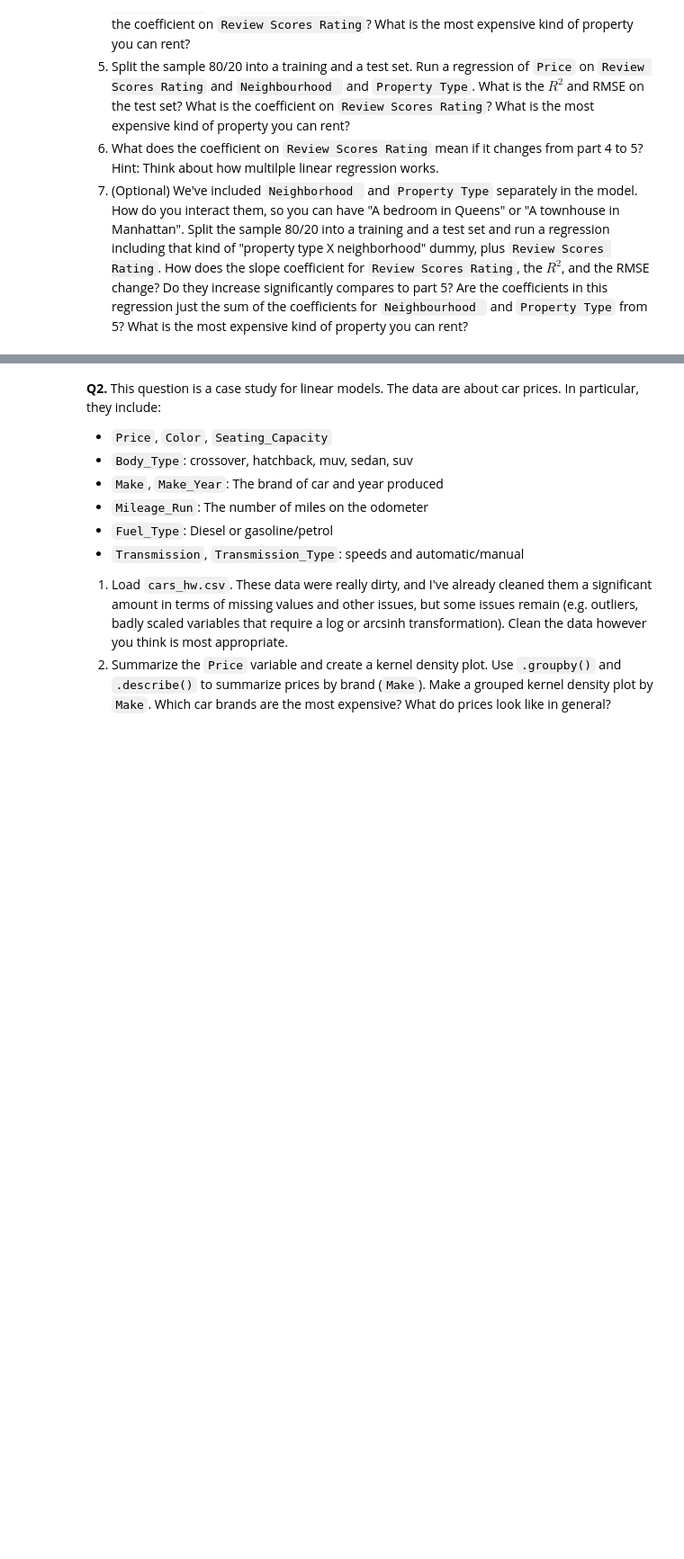
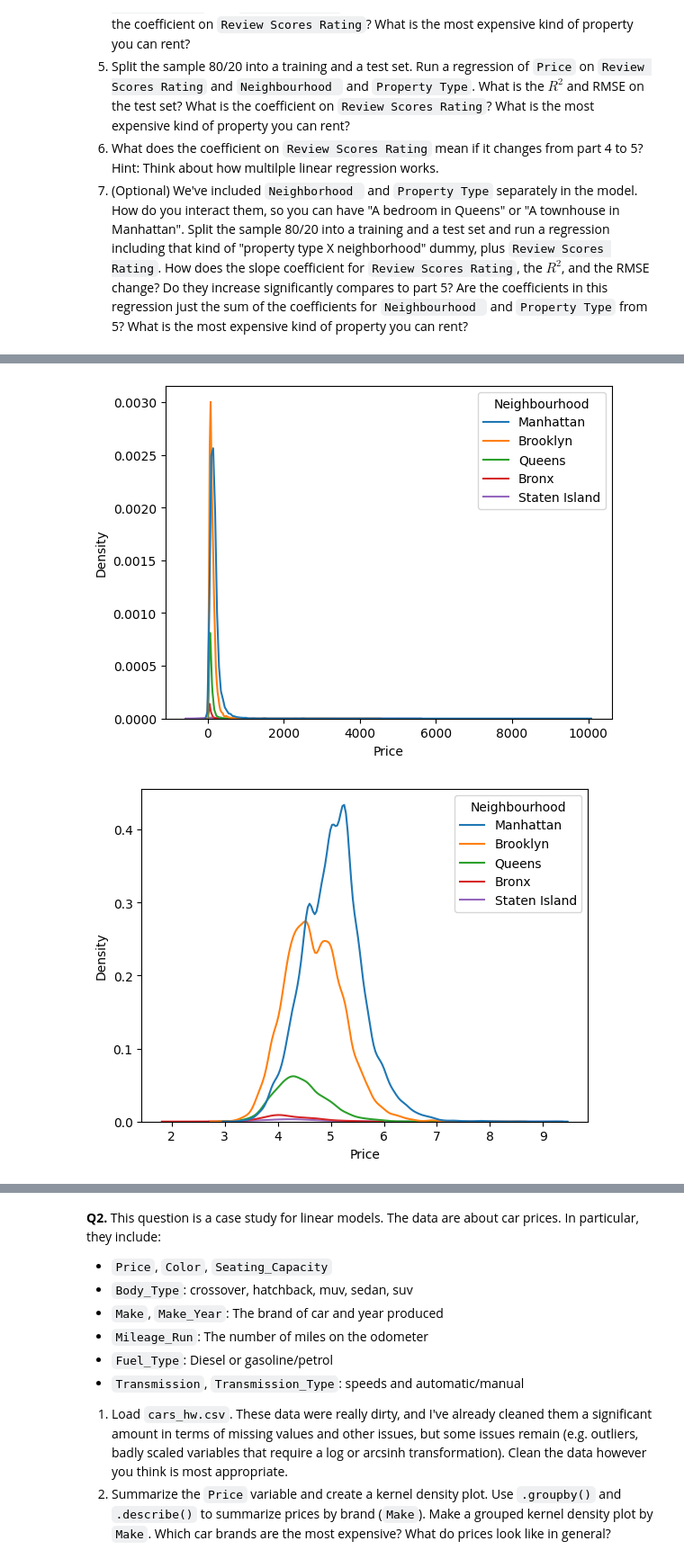
Before and after one commit to vrhughes/linearRegression, a Jupyter notebook: assignment.ipynb, the cells around one changed output, grey strips where cells are left out. Shown: that part at 90% size. Cells and saved outputs as stored; diff of their text form; code cells hidden in the pictures; blank space fills up the shorter version.

```diff
--- a/assignment.ipynb
+++ b/assignment.ipynb
@@ -64,0 +89,10 @@ q1.head()
+# %%
+# Question 1.1
+sns.kdeplot(data = q1, x = 'Price', hue = 'Neighbourhood')
+plt.show()
+
+sns.kdeplot(data = q1, x = np.log(q1['Price']), hue = 'Neighbourhood')
+plt.show()
+# %% [output]
+[figure, added]
+[figure, added]
```
Also changed, not shown: parts of 11 cells of this notebook.
